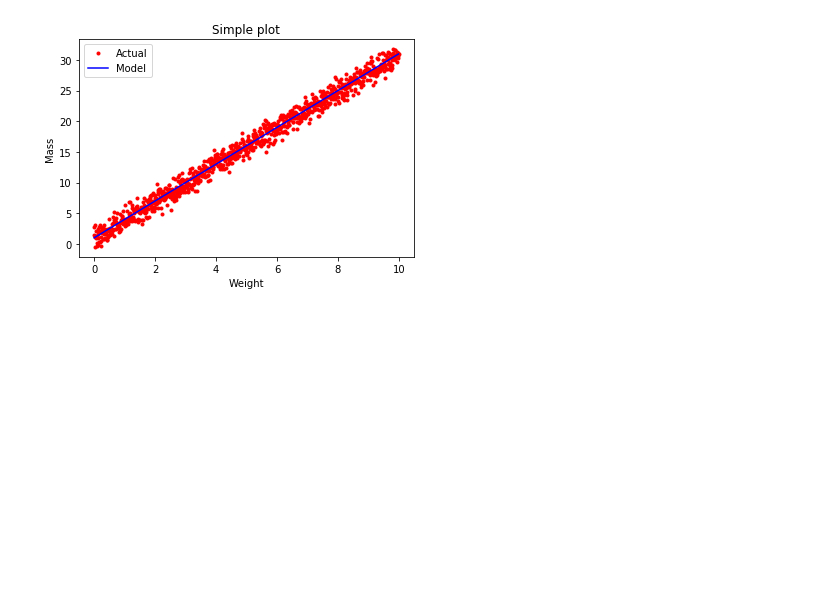
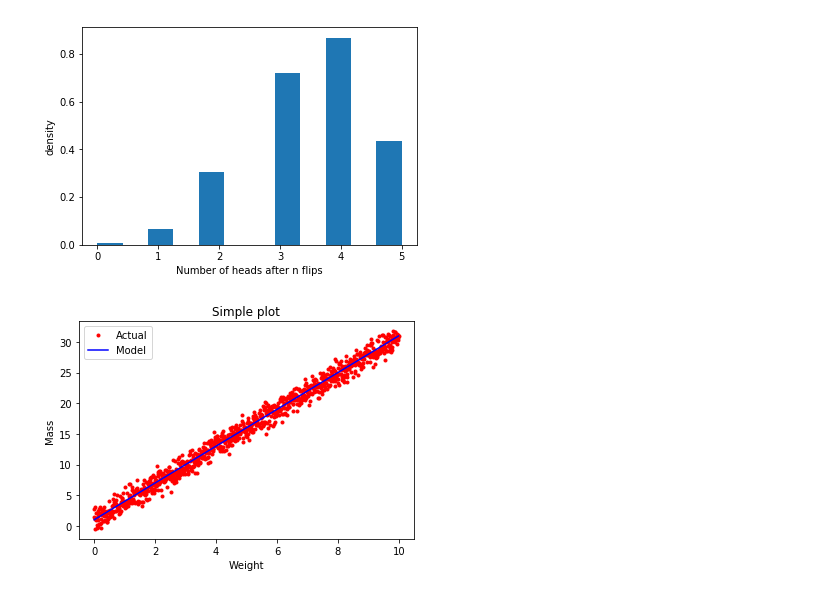
Before and after one commit to ezekielonaloye-gmit/pda_numpy_random_assignment-, a Jupyter notebook: Untitled.ipynb, the cells around one changed output. Saved outputs shown, nothing was run; the diff lists cells and outputs as text; code cells hidden in the pictures; blank space fills up the shorter version.

```diff
--- a/Untitled.ipynb
+++ b/Untitled.ipynb
@@ -40,0 +60,8 @@ Basic plotting: plotting a line plot: plt.plot(x,y)
+# %%
+binom_sim = data = stats.binom.rvs(n = 5, p = 0.7, size = 10000)
+plt.hist(binom_sim, bins = 12, density = True)
+plt.xlabel("Number of heads after n flips")
+plt.ylabel("density")
+plt.show()
+# %% [output]
+[figure, added]
```
Also changed, not shown: parts of 14 cells of this notebook, 1 other file.
